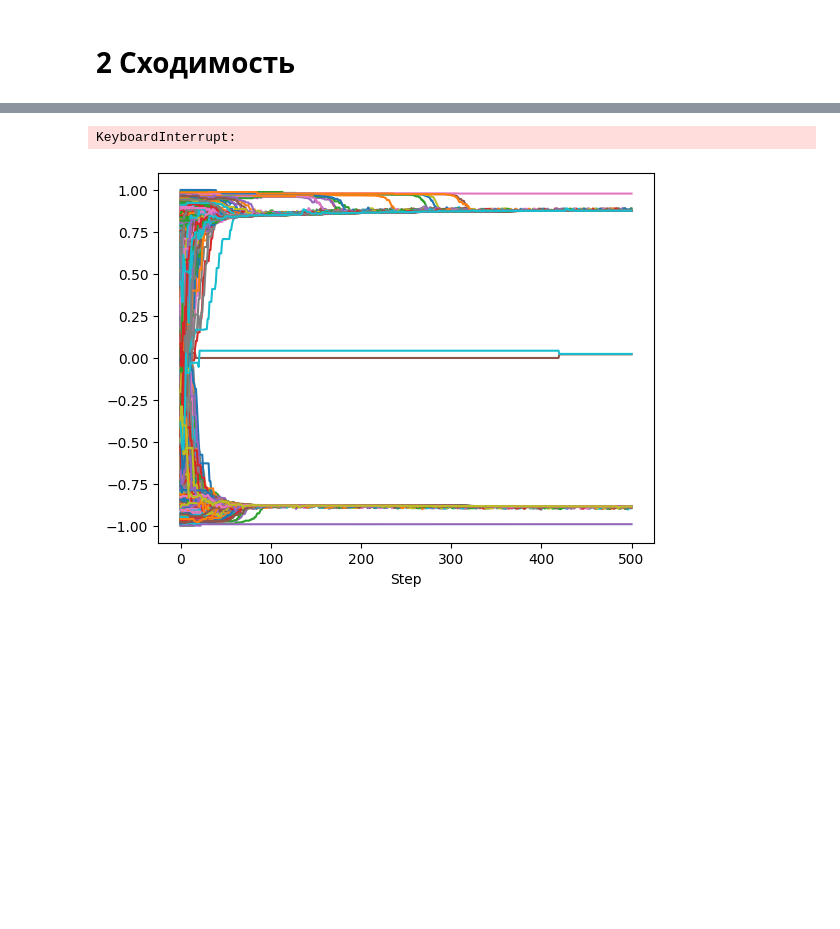
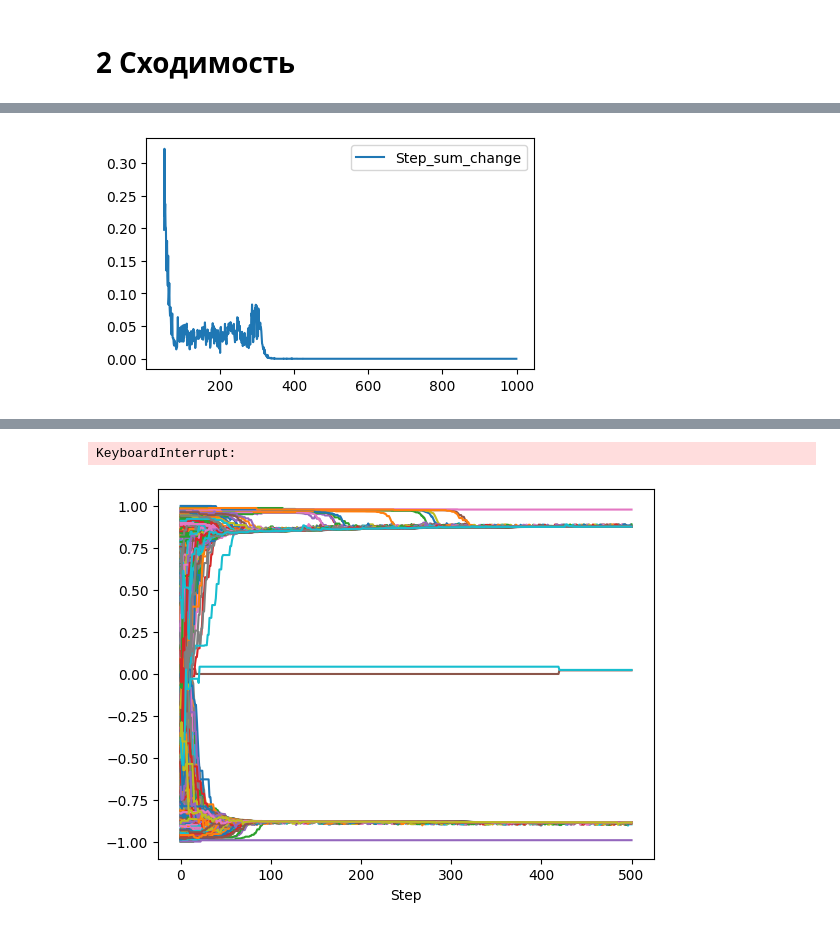
Before and after one commit to astatarinov/university, a Jupyter notebook: Simulation modeling/hw3/hw3_tatarinov.ipynb, the cells around one changed output, grey strips where cells are left out. Drawn from its saved outputs; the diff is of its cells as text; code cells hidden in the pictures; blank space fills up the shorter version.

```diff
--- a/Simulation modeling/hw3/hw3_tatarinov.ipynb
+++ b/Simulation modeling/hw3/hw3_tatarinov.ipynb
@@ -92,0 +112,4 @@ Name: Id, dtype: int64
+# %%
+model1.model_datacollector.get_model_vars_dataframe()[50:].plot(figsize=(5, 3));
+# %% [output]
+[figure, added]
```
Also changed, not shown: parts of 31 cells of this notebook, 1 other file.
